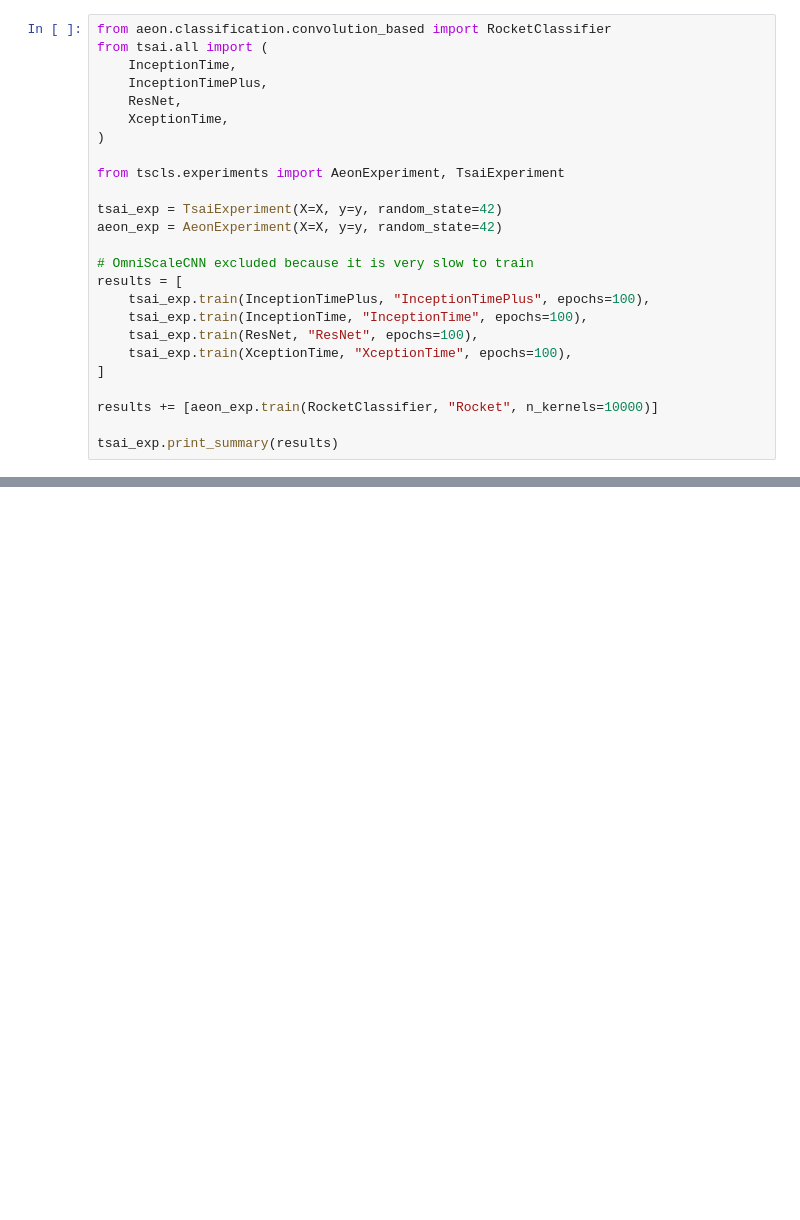
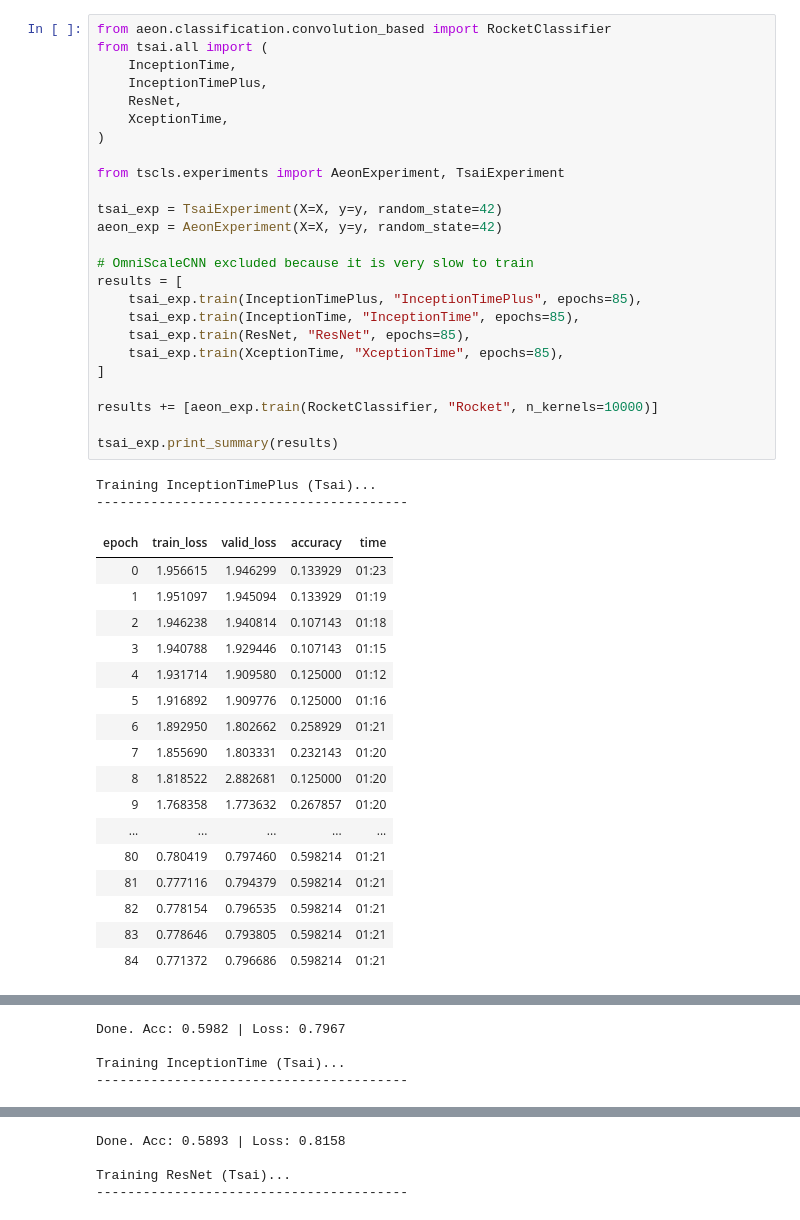
Before and after one commit to pDionysia/MasterThesis, a Jupyter notebook: notebooks/01-test-models.ipynb, the cells around one changed output, grey strips where cells are left out. Drawn from its saved outputs; the diff is of its cells as text; blank space fills up the shorter version.

```diff
--- a/notebooks/01-test-models.ipynb
+++ b/notebooks/01-test-models.ipynb
@@ -30,25 +50,45 @@ X_train, X_test, y_train, y_test = train_test_split(
 # %%
 from aeon.classification.convolution_based import RocketClassifier
 from tsai.all import (
     InceptionTime,
     InceptionTimePlus,
     ResNet,
     XceptionTime,
 )
 
 from tscls.experiments import AeonExperiment, TsaiExperiment
 
 tsai_exp = TsaiExperiment(X=X, y=y, random_state=42)
 aeon_exp = AeonExperiment(X=X, y=y, random_state=42)
 
 # OmniScaleCNN excluded because it is very slow to train
 results = [
-    tsai_exp.train(InceptionTimePlus, "InceptionTimePlus", epochs=100),
-    tsai_exp.train(InceptionTime, "InceptionTime", epochs=100),
-    tsai_exp.train(ResNet, "ResNet", epochs=100),
-    tsai_exp.train(XceptionTime, "XceptionTime", epochs=100),
+    tsai_exp.train(InceptionTimePlus, "InceptionTimePlus", epochs=85),
+    tsai_exp.train(InceptionTime, "InceptionTime", epochs=85),
+    tsai_exp.train(ResNet, "ResNet", epochs=85),
+    tsai_exp.train(XceptionTime, "XceptionTime", epochs=85),
 ]
 
 results += [aeon_exp.train(RocketClassifier, "Rocket", n_kernels=10000)]
 
 tsai_exp.print_summary(results)
+# %% [output]
+Training InceptionTimePlus (Tsai)...
+----------------------------------------
+| epoch | train_loss | valid_loss | accuracy | time |
+| 0 | 1.956615 | 1.946299 | 0.133929 | 01:23 |
+| 1 | 1.951097 | 1.945094 | 0.133929 | 01:19 |
+| 2 | 1.946238 | 1.940814 | 0.107143 | 01:18 |
+| 3 | 1.940788 | 1.929446 | 0.107143 | 01:15 |
+| 4 | 1.931714 | 1.909580 | 0.125000 | 01:12 |
+| 5 | 1.916892 | 1.909776 | 0.125000 | 01:16 |
+| 6 | 1.892950 | 1.802662 | 0.258929 | 01:21 |
+| 7 | 1.855690 | 1.803331 | 0.232143 | 01:20 |
+| 8 | 1.818522 | 2.882681 | 0.125000 | 01:20 |
+| 9 | 1.768358 | 1.773632 | 0.267857 | 01:20 |
+| ... | ... | ... | ... | ... |
+| 80 | 0.780419 | 0.797460 | 0.598214 | 01:21 |
+| 81 | 0.777116 | 0.794379 | 0.598214 | 01:21 |
+| 82 | 0.778154 | 0.796535 | 0.598214 | 01:21 |
+| 83 | 0.778646 | 0.793805 | 0.598214 | 01:21 |
+| 84 | 0.771372 | 0.796686 | 0.598214 | 01:21 |
@@ -54,0 +96,4 @@ tsai_exp.print_summary(results)
+Done. Acc: 0.5982 | Loss: 0.7967
+
+Training InceptionTime (Tsai)...
+----------------------------------------
@@ -54,0 +118,4 @@ tsai_exp.print_summary(results)
+Done. Acc: 0.5893 | Loss: 0.8158
+
+Training ResNet (Tsai)...
+----------------------------------------
```
Also changed, not shown: parts of 10 cells of this notebook, 9 other files.
